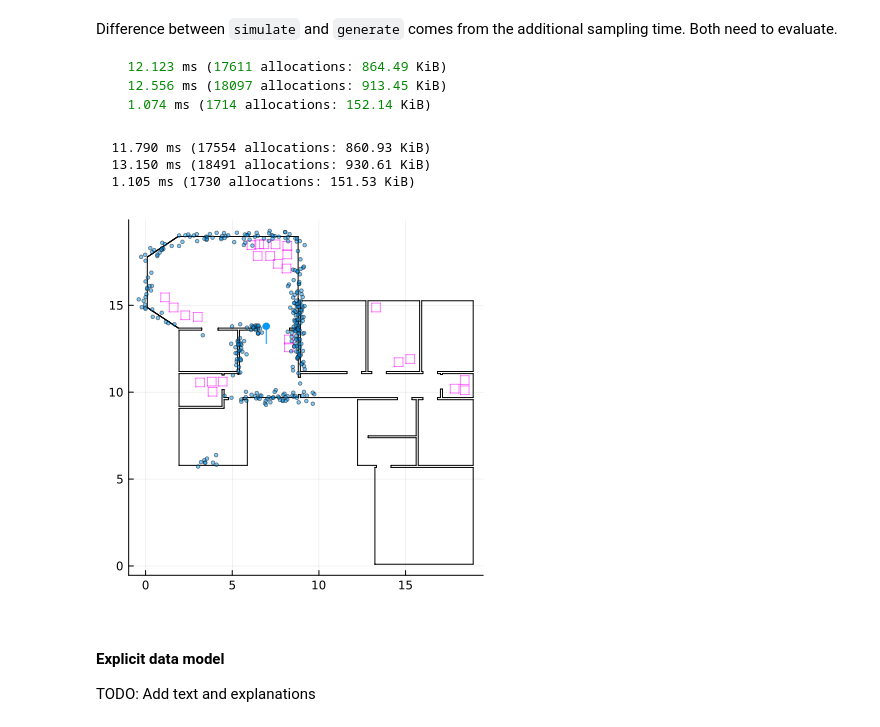
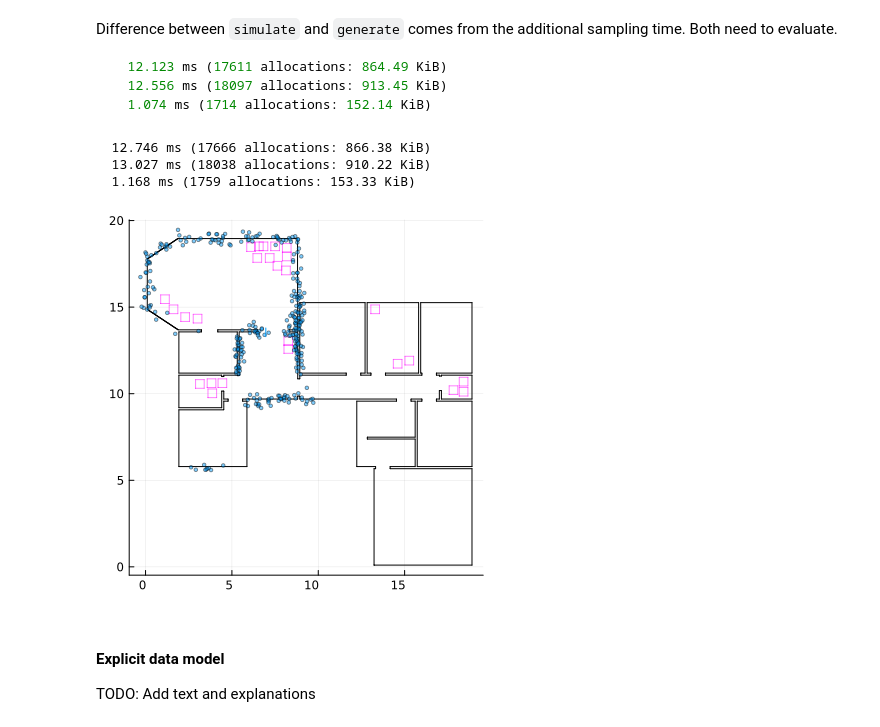
Before and after one commit to mirkoklukas/probabilistic-slam-in-gen, a Jupyter notebook: notebooks/v2/51 - Localization Tutorial - Part 1.ipynb, the cells around one changed output. Cells and saved outputs as stored; diff of their text form; code cells hidden in the pictures.

```diff
--- a/notebooks/v2/51 - Localization Tutorial - Part 1.ipynb
+++ b/notebooks/v2/51 - Localization Tutorial - Part 1.ipynb
@@ -614,36 +614,36 @@ Difference between `simulate` and `generate` comes from the additional sampling
 # %%
 t = 7
 
 p  = _ps[t]
 
 sensor_args = (
     w            = 5,
     s_noise      = 0.2,
     outlier      = 0.1,
     outliver_vol = 100.0,
 )
 
 args  = (p, _segs, sensor_args...)
 tr = simulate(sensor_model, args)
 x = tr[]
 
 ch = choicemap(:x => x)
 
 @btime sensor_model(args...)            samples=3 evals=3;
 @btime simulate(sensor_model, args)     samples=3 evals=3;
 @btime generate(sensor_model, args, ch) samples=5 evals=5;
 
 # -------------------------------
 plot(size=(400,400), aspect_ratio=:equal, legend=nothing)
 plot!(_segs, c=:black)
 plot!(_boxes, c=:magenta, alpha=0.5)
 scatter!(x.*_ps[t], c=col[1], alpha=0.5, markersize=2)
-scatter!(_ps[t], c=col[1])
+plot!(_ps[t], c=col[1])
 # %% [output]
-  11.790 ms (17554 allocations: 860.93 KiB)
-  13.150 ms (18491 allocations: 930.61 KiB)
-  1.105 ms (1730 allocations: 151.53 KiB)
+  12.746 ms (17666 allocations: 866.38 KiB)
+  13.027 ms (18038 allocations: 910.22 KiB)
+  1.168 ms (1759 allocations: 153.33 KiB)
-[figure, old version]
+[figure, new version]
 # %% [markdown]
 #### Explicit data model
 
```
Also changed, not shown: parts of 10 cells of this notebook, 5 other files.
